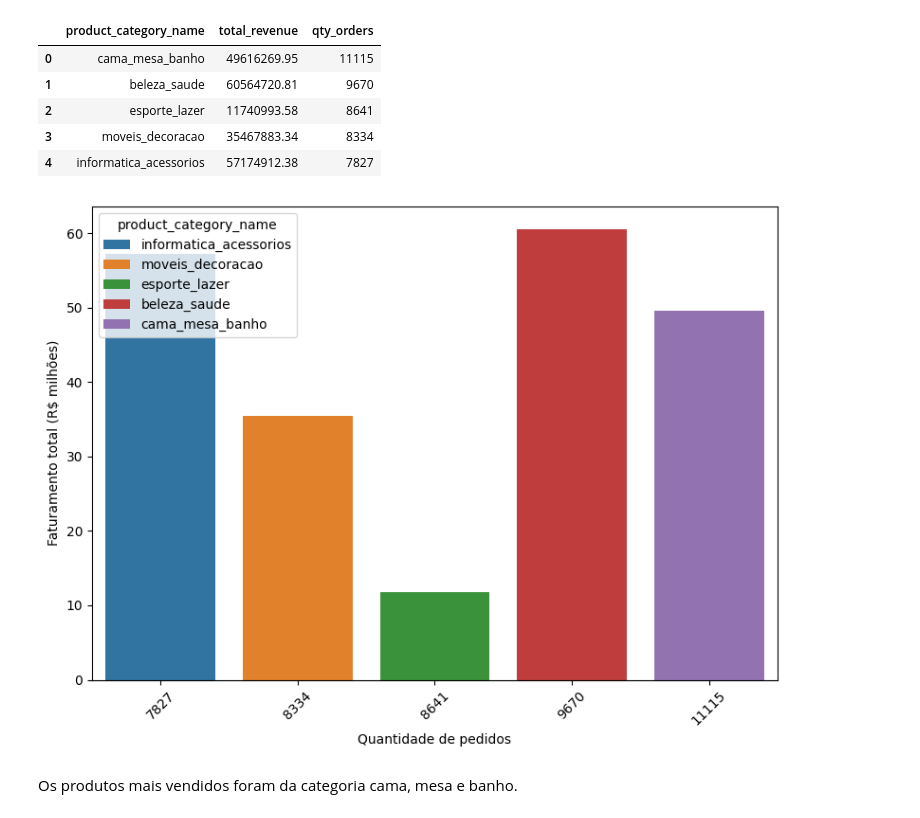
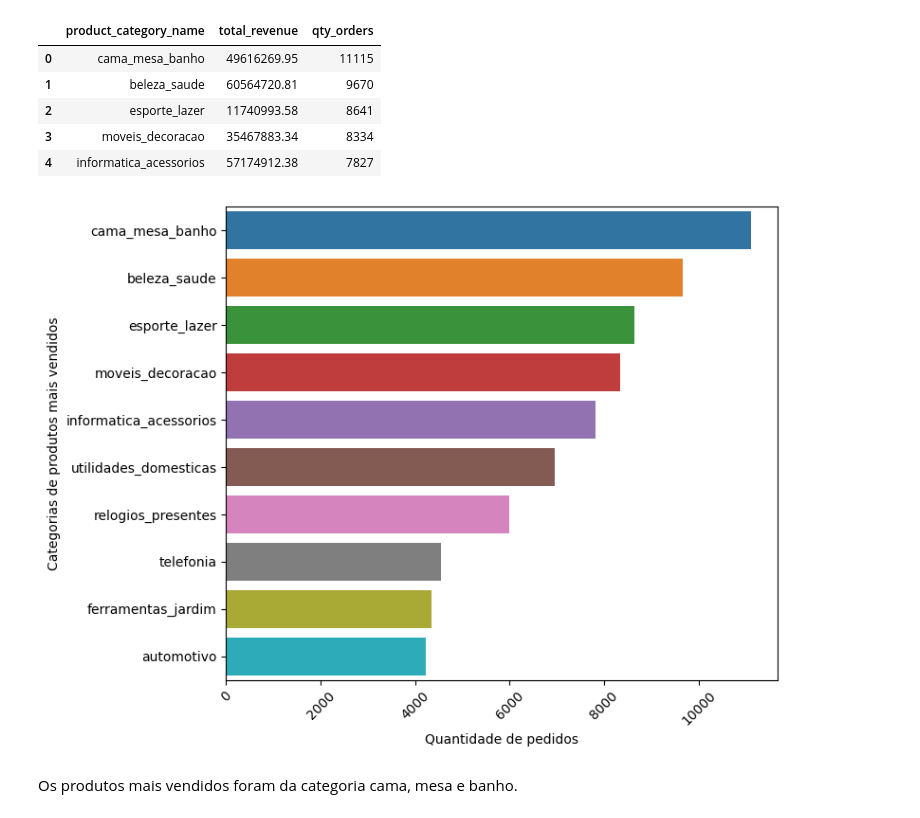
Before and after one commit to marcello10/triggo-ai-olist, a Jupyter notebook: analyses-olist.ipynb, the cells around one changed output. Cells and saved outputs as stored; diff of their text form; code cells hidden in the pictures.

```diff
--- a/analyses-olist.ipynb
+++ b/analyses-olist.ipynb
@@ -1105,17 +1074,17 @@ top_products_sold.nlargest(5,columns=['qty_orders','total_revenue']).reset_index
 | 4 | informatica_acessorios | 57174912.38 | 7827 |
 # %%
 plt.figure(figsize=(8,6))
-sns.barplot(top_products_sold.iloc[:5],
+sns.barplot(top_products_sold.iloc[:10],
+            y='product_category_name',
             x='qty_orders',
-            y=top_products_sold.iloc[:5]['total_revenue']/1e6,
             hue='product_category_name',
-            orient='x')
+        )
 plt.xlabel('Quantidade de pedidos')
-plt.ylabel('Faturamento total (R$ milhões)')
+plt.ylabel('Categorias de produtos mais vendidos')
 plt.xticks(rotation=45)  # Rotacionando os labels do eixo x
 plt.tight_layout()  # Ajustando o layout para evitar sobreposição
 # %% [output]
-[figure, old version]
+[figure, new version]
 # %% [markdown]
 Os produtos mais vendidos foram da categoria cama, mesa e banho.
 # %% [markdown]
```
Also changed, not shown: parts of 17 cells of this notebook.
